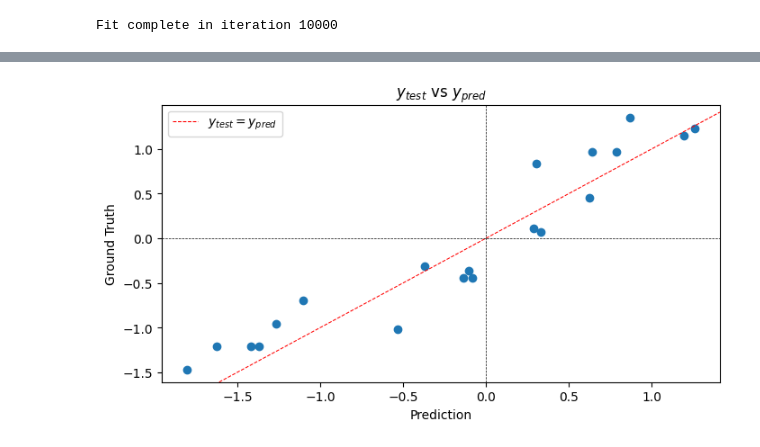
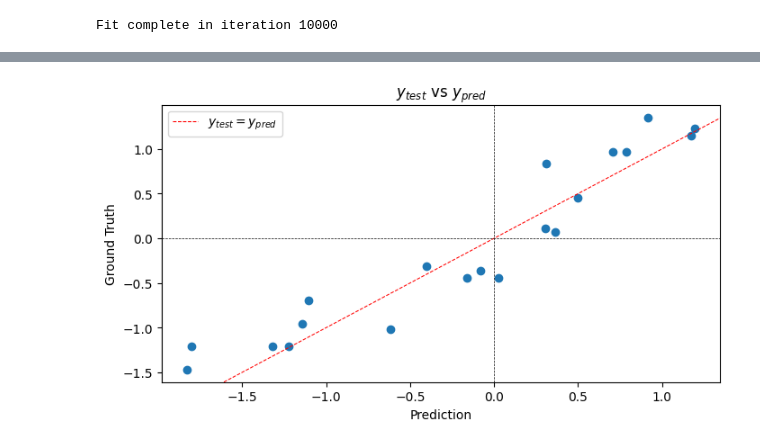
Before and after one commit to LavonASC20/LockInSessions, a Jupyter notebook: week01_python_ml_fundamentals/mpg_eda.ipynb, the cells around one changed output, grey strips where cells are left out. Drawn from its saved outputs; the diff is of its cells as text; code cells hidden in the pictures.

```diff
--- a/week01_python_ml_fundamentals/mpg_eda.ipynb
+++ b/week01_python_ml_fundamentals/mpg_eda.ipynb
@@ -109,8 +110,7 @@ X, y = scaler.fit_transform(X), scaler.fit_transform(y.reshape(-1,1))
 X_train, X_test, y_train, y_test = train_test_split(X, y, test_size = 20, random_state = 611)
 
 lin_reg_model = LinearRegression()
-beta, loss, grad = lin_reg_model.fit(X_train, y_train, batch_size=32, method='ols', iters=10000)
-
+beta, loss, grad = lin_reg_model.fit(X_train, y_train, random_state=611)
 print(f'\n\nbeta: {beta}\n\nFinal 10 losses: {loss[-10:]}\n\nFinal 10 gradients: {grad[-10:]}')
 # %% [output]
 Fit complete in iteration 10000
@@ -186,15 +187,15 @@ plt.show()
 # %%
-y_pred = lin_reg_model.predict(X_test)
+y_pred = lin_reg_model.predict(X_test).reshape(y_test.shape)
 fig, ax = plt.subplots(1,1, figsize = (8,4))
 ax.scatter(y_pred, y_test)
 ax.axline([0, 0], [1, 1], color = 'red', linestyle = 'dashed', linewidth = 0.75, label = r"$y_{test} = y_{pred}$")
 ax.axhline(0, linestyle = 'dashed', color = 'black', linewidth = 0.5)
 ax.axvline(0, linestyle = 'dashed', color = 'black', linewidth = 0.5)
 ax.legend()
 ax.set_title(r'$y_{test}$ vs $y_{pred}$')
 ax.set_ylabel('Ground Truth')
 ax.set_xlabel('Prediction')
 plt.savefig('plots/pred_vs_test.png')
 plt.show()
 # %% [output]
-[figure, old version]
+[figure, new version]
```
Also changed, not shown: parts of 15 cells of this notebook, 10 other files.
